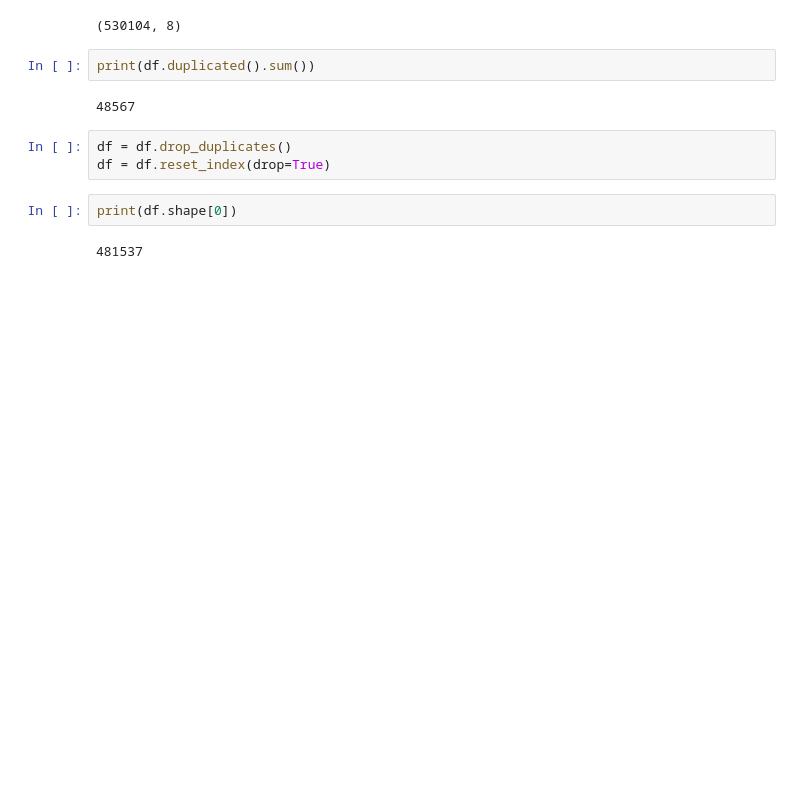
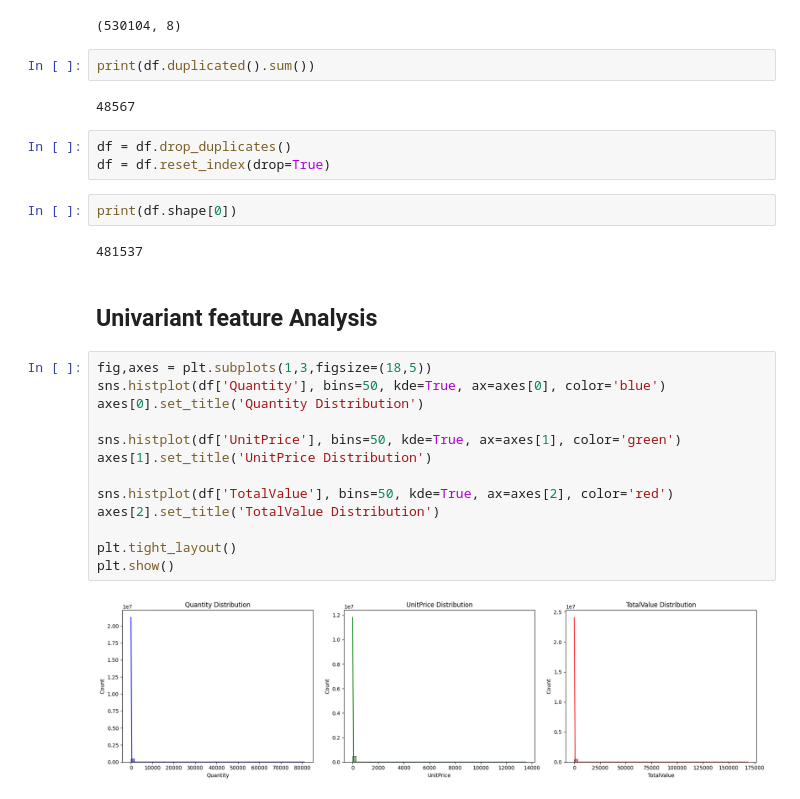
Before and after one commit to biswas-bit/Transaction-Clustering-PCA-GMM, a Jupyter notebook: analysis/EDA.ipynb, the cells around one changed output. Drawn from its saved outputs; the diff is of its cells as text; blank space fills up the shorter version.

```diff
--- a/analysis/EDA.ipynb
+++ b/analysis/EDA.ipynb
@@ -306,3 +306,20 @@ df = df.reset_index(drop=True)
 print(df.shape[0])
 # %% [output]
 481537
+# %% [markdown]
+## Univariant feature Analysis
+# %%
+fig,axes = plt.subplots(1,3,figsize=(18,5))
+sns.histplot(df['Quantity'], bins=50, kde=True, ax=axes[0], color='blue')
+axes[0].set_title('Quantity Distribution')
+
+sns.histplot(df['UnitPrice'], bins=50, kde=True, ax=axes[1], color='green')
+axes[1].set_title('UnitPrice Distribution')
+
+sns.histplot(df['TotalValue'], bins=50, kde=True, ax=axes[2], color='red')
+axes[2].set_title('TotalValue Distribution')
+
+plt.tight_layout()
+plt.show()
+# %% [output]
+[figure, added]
```
Also changed, not shown: parts of 3 cells of this notebook.
